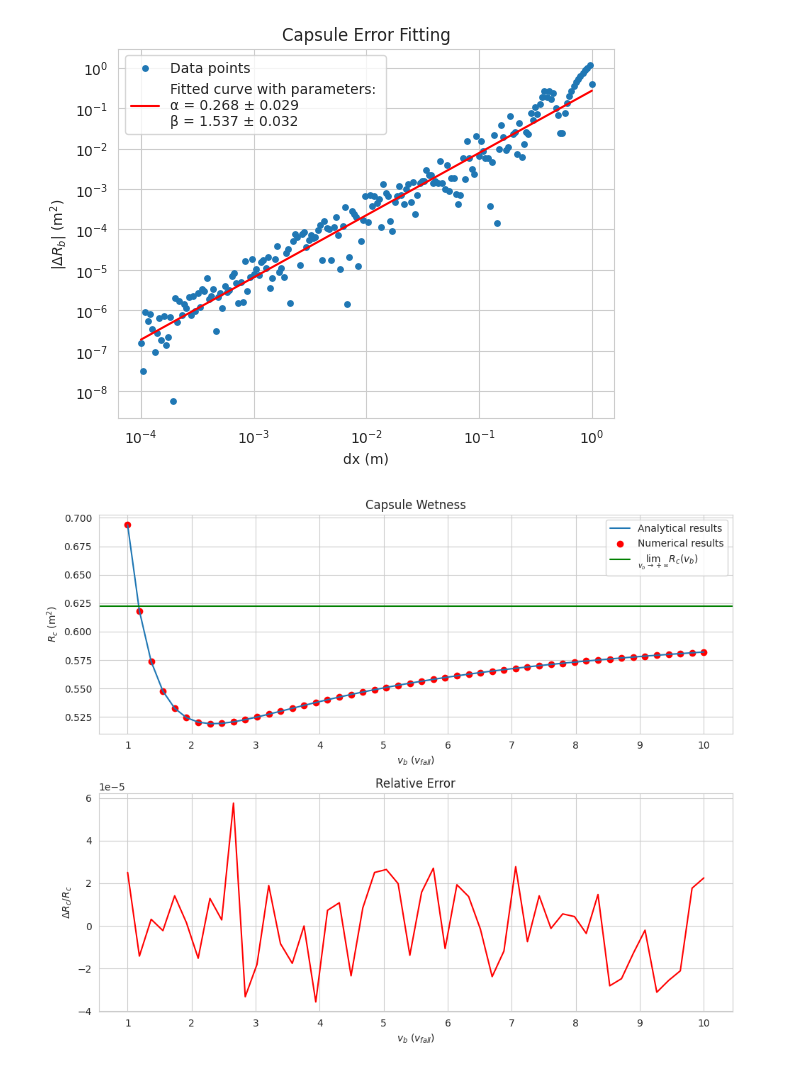
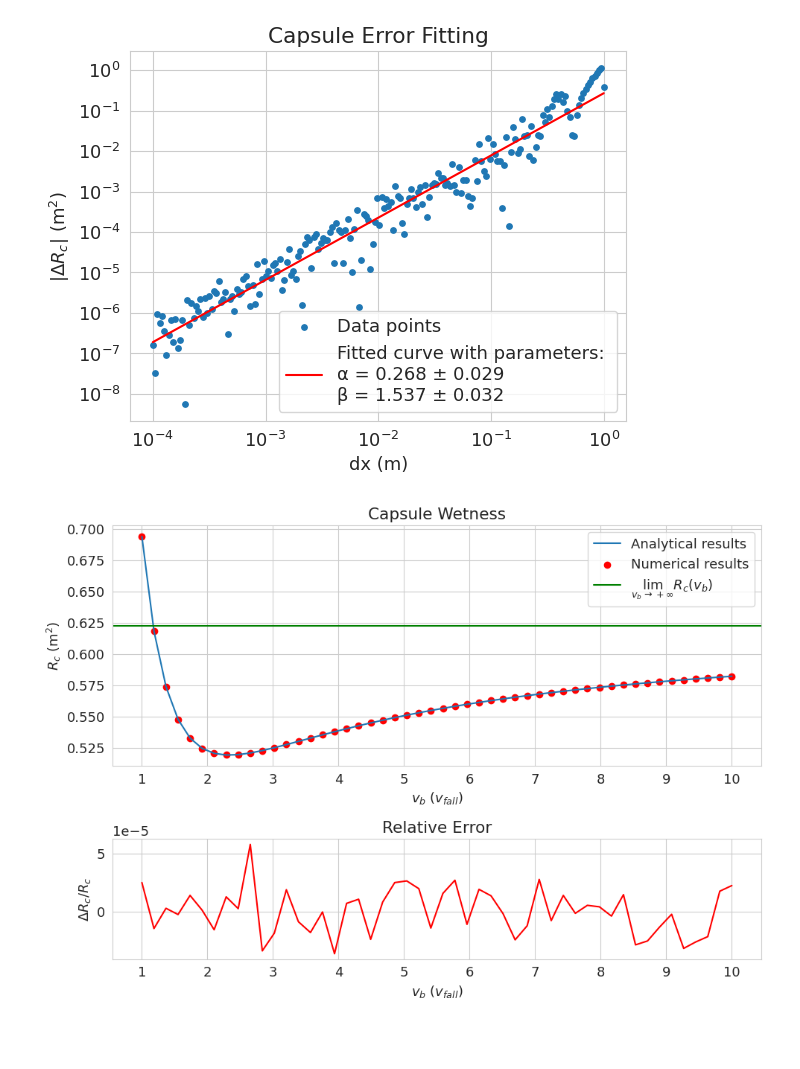
Before and after one commit to Cr3sp1/Rain, a Jupyter notebook: Visualization/Tesi.ipynb, the cells around one changed output. Cells and saved outputs as stored; diff of their text form; code cells hidden in the pictures; blank space fills up the shorter version.

```diff
--- a/Visualization/Tesi.ipynb
+++ b/Visualization/Tesi.ipynb
@@ -166,10 +167,13 @@ fitted_error = np.exp(power_law(df['log_dx'], *params))
 # Calculate the standard errors: the square root of the diagonal elements
 standard_errors = np.sqrt(np.diag(covariance))
 
+# usiamo caratteri leggibili!
+plt.rcParams.update({'font.size': 13})
+
 # Plotting the data
 plt.scatter(df['dx'], df['error'], label='Data points', s=15)
 plt.xlabel(r'dx (m)')
-plt.ylabel(r'$|\Delta R_b|$ (m$^2$)')
+plt.ylabel(r'$|\Delta R_s|$ (m$^2$)')
 
 # Plot the fitted curve
 plt.plot(df['dx'], fitted_error, color='red', label=f"Fitted curve with parameters: \nα = {round(params[0],3)} ± {round(standard_errors[0], 3)}\nβ = {round(params[1], 3)} ± {round(standard_errors[1], 3)}")
@@ -397,7 +407,7 @@ fitted_error = np.exp(power_law(df['log_dx'], *params))
 # Plotting the data
 plt.scatter(df['dx'], df['error'], label='Data points', s=15)
 plt.xlabel(r'dx (m)')
-plt.ylabel(r'$|\Delta R_b|$ (m$^2$)')
+plt.ylabel(r'$|\Delta R_c|$ (m$^2$)')
 
 # Plot the fitted curve
 plt.plot(df['dx'], fitted_error, color='red', label=f"Fitted curve with parameters: \nα = {round(params[0],3)} ± {round(standard_errors[0], 3)}\nβ = {round(params[1], 3)} ± {round(standard_errors[1], 3)}")
@@ -415,7 +425,7 @@ plt.savefig('../Tesi/capsule_error_fit.png', dpi=300, bbox_inches='tight')
 # Show the plot
 plt.show()
 # %% [output]
-[figure, old version]
+[figure, new version]
 # %%
 # Read the data from the file
 with open("../data/Capsule/CompareC.dat", "r") as file:
@@ -434,37 +444,39 @@ for line in lines:
 #Calculate the difference between Y1 and Y2
 difference = [(y2 - y1)/y1 for y1, y2 in zip(y1_values, y2_values)]
 
-# Create a figure with two subplots
-fig, (ax1, ax2) = plt.subplots(2, 1, figsize=(10, 8))
-
+# Create a figure with a gridspec layout
+fig = plt.figure(figsize=(10, 7))  # Adjust the figure size as needed
+gs = gridspec.GridSpec(2, 1, height_ratios=[2, 1])  # Ratio 2:1 for the subplots
+ax1 = plt.subplot(gs[0])
+ax2 = plt.subplot(gs[1])
 
 # Plot the primary data on the first subplot
 ax1.plot(x_values, y1_values, label='Analytical results')
 ax1.scatter(x_values, y2_values, color='red', label='Numerical results')
 ax1.axhline(y=max_c(l1, l2, r), label=r'$\lim_{v_b\to+\infty} R_c(v_b)$', color='green')
 ax1.xaxis.set_major_locator(ticker.MultipleLocator(1))
 ax1.set_xlabel(r'$v_b$ $(v_{fall})$')
 ax1.set_ylabel(r'$R_c$ (m$^2$)')
 ax1.set_title('Capsule Wetness')
 ax1.grid(True)
 ax1.legend()
 
 # Plot the relative error on the second subplot
 ax2.plot(x_values, difference, color='red')
 ax2.xaxis.set_major_locator(ticker.MultipleLocator(1))
 ax2.set_xlabel(r'$v_b$ $(v_{fall})$')
 ax2.set_ylabel(r'$\Delta R_c/R_c$')
 ax2.set_title('Relative Error')
 ax2.grid(True)
 
 # Adjust layout for clarity
 plt.tight_layout()
 
 
 # Save the plot to a file
 plt.savefig('../Tesi/capsule_wet.png', dpi=300, bbox_inches='tight')
 
 # Show the plot
 plt.show()
 # %% [output]
-[figure, old version]
+[figure, new version]
```
Also changed, not shown: parts of 9 cells of this notebook, 6 other files.
